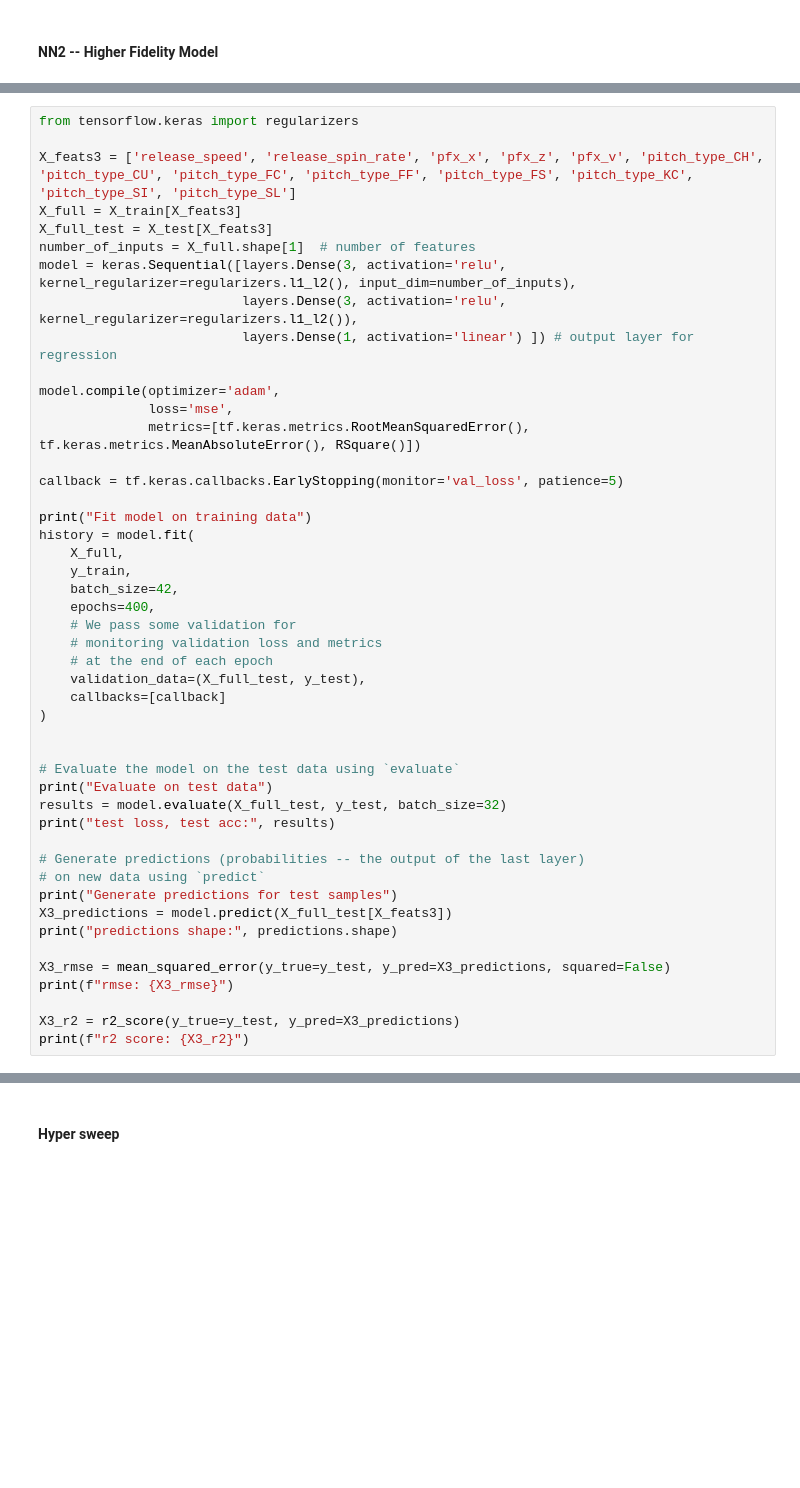
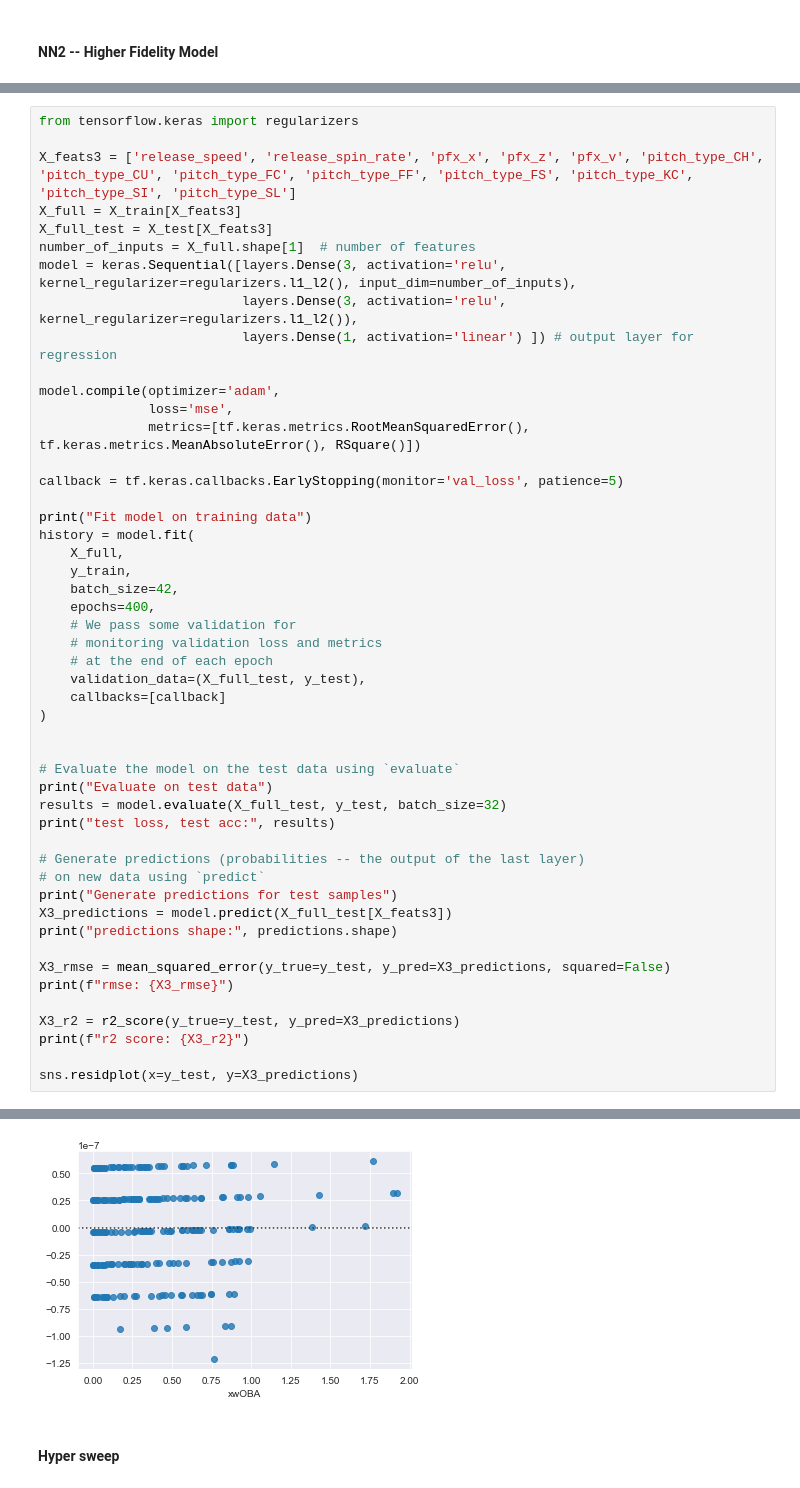
Before and after one commit to trpubz/DBacksAnalysis, a Jupyter notebook: 3Data Prep_Modeling/Data_NN.ipynb, the cells around one changed output, grey strips where cells are left out. Drawn from its saved outputs; the diff is of its cells as text; blank space fills up the shorter version.

```diff
--- a/3Data Prep_Modeling/Data_NN.ipynb
+++ b/3Data Prep_Modeling/Data_NN.ipynb
@@ -335,3 +386,6 @@ print(f"rmse: {X3_rmse}")
 
 X3_r2 = r2_score(y_true=y_test, y_pred=X3_predictions)
 print(f"r2 score: {X3_r2}")
+
+sns.residplot(x=y_test, y=X3_predictions)
+# %% [output]
@@ -338,3 +410,4 @@ print(f"r2 score: {X3_r2}")
+[figure, added]
 # %% [markdown]
 #### Hyper sweep
 # %%
```
Also changed, not shown: parts of 16 cells of this notebook, 1 other file.
